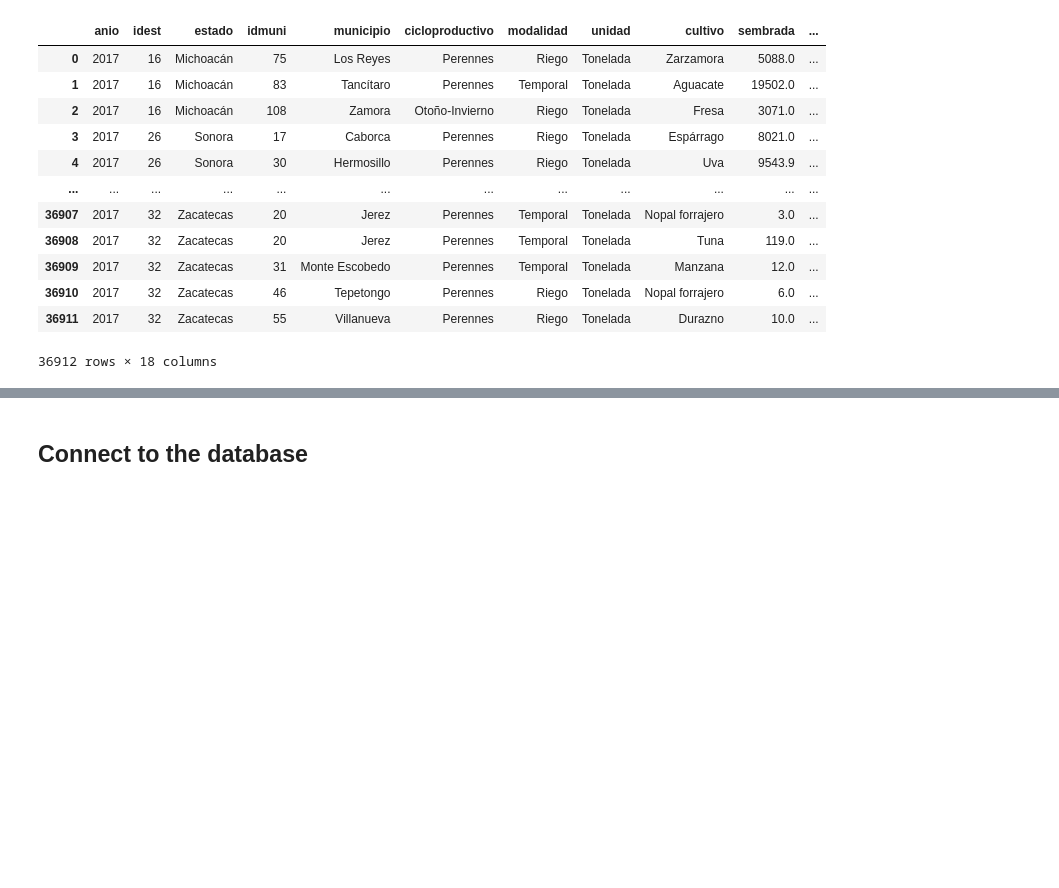
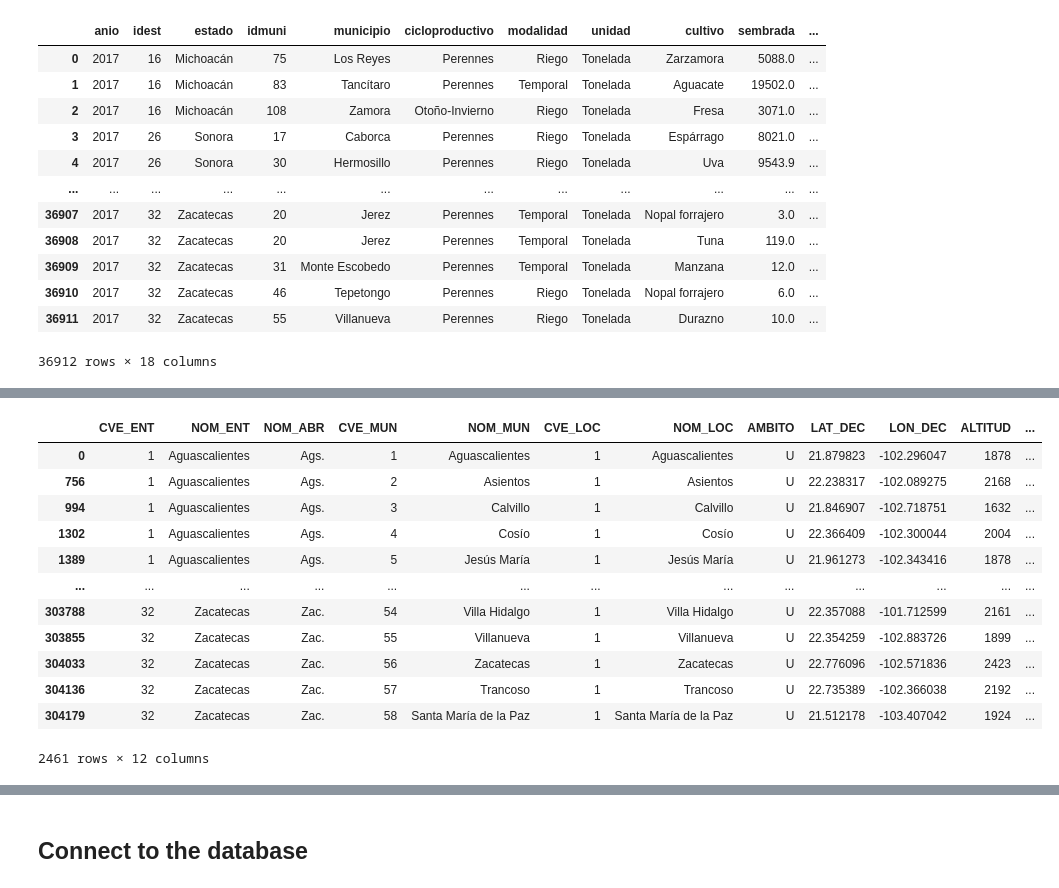
Before and after one commit to EduardoChaconAlmada/Project2team5, a Jupyter notebook: Agri_EDA_2017.ipynb, the cells around one changed output, grey strips where cells are left out. Drawn from its saved outputs; the diff is of its cells as text; code cells hidden in the pictures; blank space fills up the shorter version.

```diff
--- a/Agri_EDA_2017.ipynb
+++ b/Agri_EDA_2017.ipynb
@@ -165,3 +165,7 @@ data_a
 | 36910 | 2017 | 32 | Zacatecas | 46 | Tepetongo | Perennes | Riego | Tonelada | Nopal forrajero | 6.0 | ... |
 | 36911 | 2017 | 32 | Zacatecas | 55 | Villanueva | Perennes | Riego | Tonelada | Durazno | 10.0 | ... |
 36912 rows × 18 columns
+# %%
+#Import center coordinates for each Municipio
+data_coords = pd.read_csv("Resources/coordenadas.csv", encoding="UTF-8")
+data_coords.head(10)
@@ -167,0 +184,17 @@ data_a
+# %%
+data_coords_mun = data_coords[data_coords["CVE_LOC"] == 1]
+data_coords_mun
+# %% [output]
+|  | CVE_ENT | NOM_ENT | NOM_ABR | CVE_MUN | NOM_MUN | CVE_LOC | NOM_LOC | AMBITO | LAT_DEC | LON_DEC | ALTITUD | ... |
+| 0 | 1 | Aguascalientes | Ags. | 1 | Aguascalientes | 1 | Aguascalientes | U | 21.879823 | -102.296047 | 1878 | ... |
+| 756 | 1 | Aguascalientes | Ags. | 2 | Asientos | 1 | Asientos | U | 22.238317 | -102.089275 | 2168 | ... |
+| 994 | 1 | Aguascalientes | Ags. | 3 | Calvillo | 1 | Calvillo | U | 21.846907 | -102.718751 | 1632 | ... |
+| 1302 | 1 | Aguascalientes | Ags. | 4 | Cosío | 1 | Cosío | U | 22.366409 | -102.300044 | 2004 | ... |
+| 1389 | 1 | Aguascalientes | Ags. | 5 | Jesús María | 1 | Jesús María | U | 21.961273 | -102.343416 | 1878 | ... |
+| ... | ... | ... | ... | ... | ... | ... | ... | ... | ... | ... | ... | ... |
+| 303788 | 32 | Zacatecas | Zac. | 54 | Villa Hidalgo | 1 | Villa Hidalgo | U | 22.357088 | -101.712599 | 2161 | ... |
+| 303855 | 32 | Zacatecas | Zac. | 55 | Villanueva | 1 | Villanueva | U | 22.354259 | -102.883726 | 1899 | ... |
+| 304033 | 32 | Zacatecas | Zac. | 56 | Zacatecas | 1 | Zacatecas | U | 22.776096 | -102.571836 | 2423 | ... |
+| 304136 | 32 | Zacatecas | Zac. | 57 | Trancoso | 1 | Trancoso | U | 22.735389 | -102.366038 | 2192 | ... |
+| 304179 | 32 | Zacatecas | Zac. | 58 | Santa María de la Paz | 1 | Santa María de la Paz | U | 21.512178 | -103.407042 | 1924 | ... |
+2461 rows × 12 columns
```
Also changed, not shown: parts of 15 cells of this notebook.
